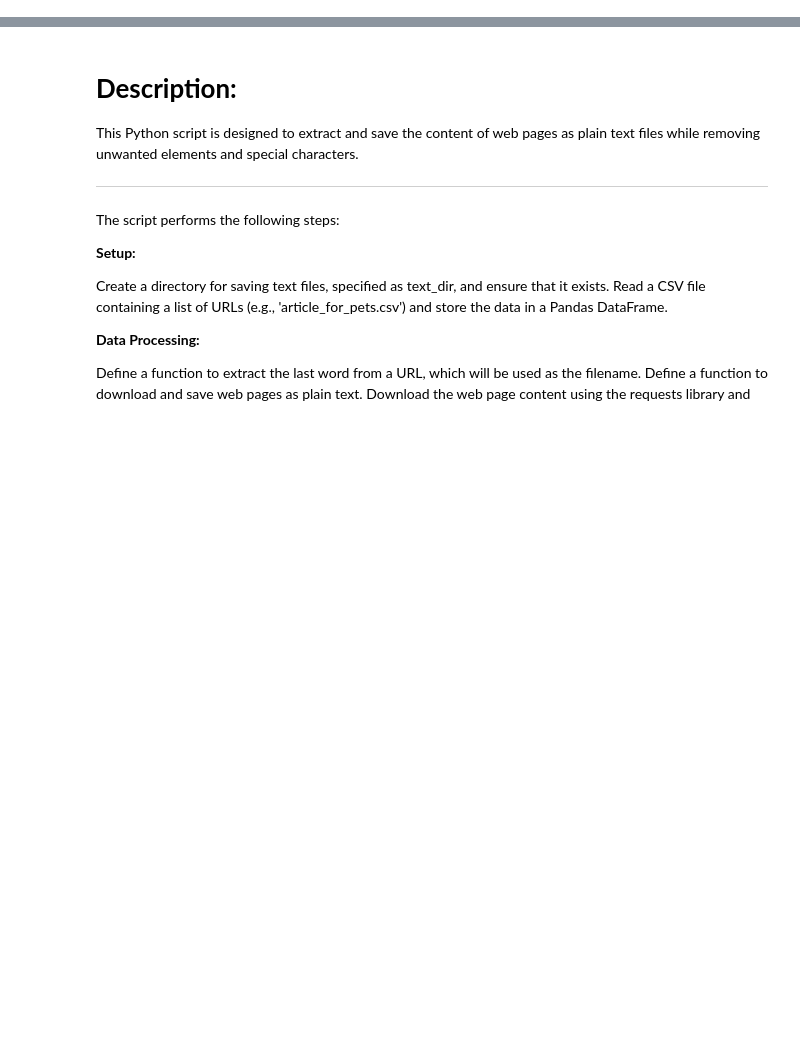
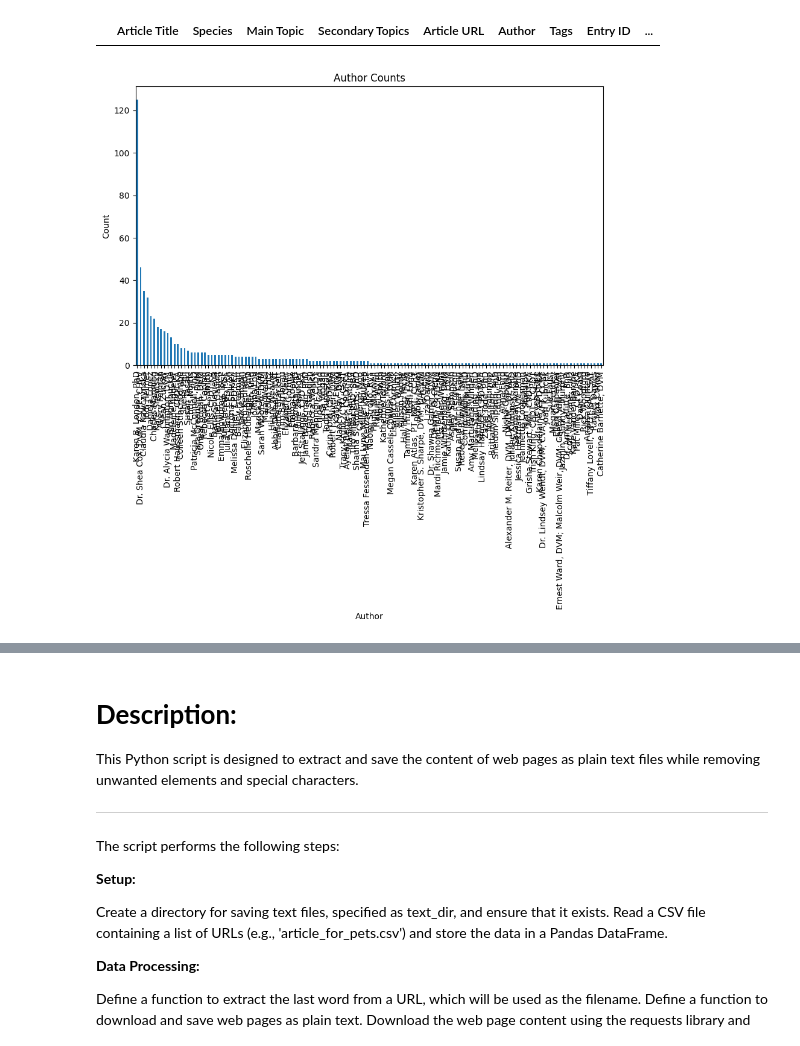
Before and after one commit to SrijitaThakur/downloadpdf, a Jupyter notebook: downloadpdf_and_graph.ipynb, the cells around one changed output, grey strips where cells are left out. Cells and saved outputs as stored; diff of their text form; code cells hidden in the pictures; blank space fills up the shorter version.

```diff
--- a/downloadpdf_and_graph.ipynb
+++ b/downloadpdf_and_graph.ipynb
@@ -106,0 +190,4 @@ plt.show()
+# %%
+# prompt: if value in column 'Secondary Topics' is null replace it with value in column 'Secondary Topics '
+
+merged_df['Secondary Topics'].fillna(merged_df['Secondary Topics '], inplace=True)
@@ -106,0 +211,47 @@ plt.show()
+# %%
+# Create a custom function to fill NaN values
+def fill_secondary_topic_space(row):
+    if pd.isna(row['Secondary Topics ']):
+        return row['Secondary Topics']
+    return row['Secondary Topics ']
+
+# Apply the custom function to fill NaN values in the "secondary_topic" column
+merged_df['Secondary Topics '] = merged_df.apply(fill_secondary_topic_space, axis=1)
+# %%
+merged_df['Secondary Topics'].fillna(merged_df['Secondary Topics '], inplace=True)
+# %%
+merged_df[merged_df['Secondary Topics '].isnull()]
+# %% [output]
+|  | Article Title | Species | Main Topic | Secondary Topics | Article URL | Author | Tags | Entry ID | ... |
+# %%
+merged_df.drop(columns=['Secondary Topics '], inplace=True)
+# %%
+def plot_author_counts(result_df, title='Author Counts', xlabel='Author', max_count=0):
+    """
+    Create and display a bar chart showing the counts of each author in the DataFrame.
+
+    Args:
+        df (pd.DataFrame): The DataFrame containing the data.
+        title (str): The title of the chart. Default value is 'Author Counts'.
+        xlabel (str): The label for the x-axis. Default value is 'Author'.
+        max_count (int): The maximum number of authors to plot. Default value is zero, no limit.
+
+    Returns:
+        None
+    """
+    author_counts = result_df['Author'].value_counts()
+    if (max_count > 0):
+        author_counts = author_counts[:max_count]
+
+    plt.figure(figsize=(10, 6))
+    author_counts.plot(kind='bar')
+    plt.title(title)
+    plt.xlabel(xlabel)
+    plt.ylabel('Count')
+    plt.show()
+    return author_counts
+
+# Call the function to plot the author counts
+val = plot_author_counts(merged_df)
+# %% [output]
+[figure, added]
```
Also changed, not shown: parts of 29 cells of this notebook.
